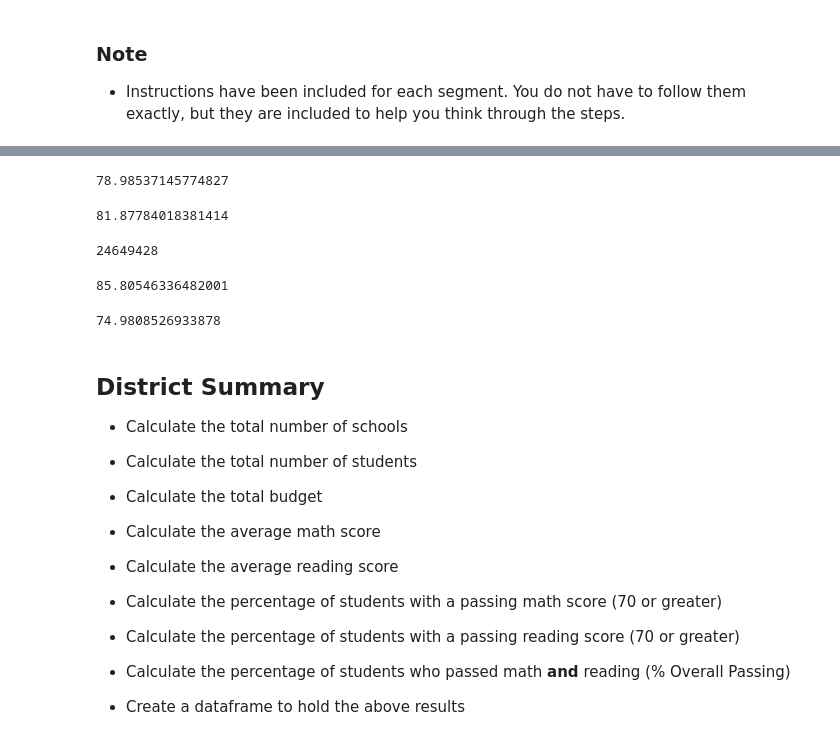
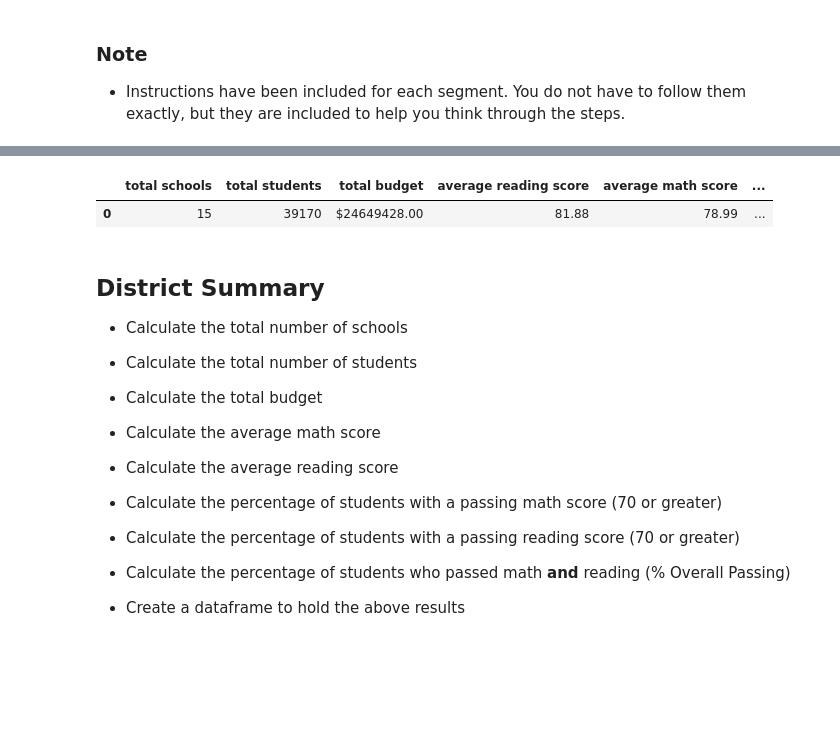
Before and after one commit to dasarge/P_nd_s_challenge, a Jupyter notebook: PyCitySchools/Pd_hw_das.ipynb, the cells around one changed output, grey strips where cells are left out. Drawn from its saved outputs; the diff is of its cells as text; code cells hidden in the pictures; blank space fills up the shorter version.

```diff
--- a/PyCitySchools/Pd_hw_das.ipynb
+++ b/PyCitySchools/Pd_hw_das.ipynb
@@ -214,0 +51,10 @@ SyntaxError: invalid syntax (<ipython-input-5-79da4a6167d4>, line 1)
+# %%
+a = ("total schools")
+b = ("total students")
+c = ("total budget")
+d = ("average reading score")
+e = ("average math score")
+f = ("% passing reading")
+g = ("% passing math")
+h = ("% overal passing")
+j = ("Per Student Budget")
@@ -214,0 +75,5 @@ SyntaxError: invalid syntax (<ipython-input-5-79da4a6167d4>, line 1)
+# %%
+combo_reading_math_passing_grade_df = pass_grades_math_df.loc[pass_grades_math_df["reading_score"] >= 70]
+combo_reading_math_percent = (combo_reading_math_passing_grade_df.reading_score.count() / student_data_df.student_name.count())*100
+
+combo_reading_math_percent
@@ -218,3 +85,6 @@ st = student_data_df.student_name.count()
 bu = school_data_df["budget"].sum()
 rd_sc = school_data_complete_df.reading_score.mean()
 mt_sc = school_data_complete_df.math_score.mean()
+rd_pass = pass_reading_percentage
+mt_pass = pass_math_percentage
+cmb_pass = combo_reading_math_percent
@@ -231,27 +91,17 @@ student_data_df.student_name.count()
-# %%
-school_data_complete_df.math_score.mean()
-# %% [output]
-78.98537145774827
-# %%
-school_data_complete_df.reading_score.mean()
-# %% [output]
-81.87784018381414
-# %%
-school_data_df["budget"].sum()
-# %% [output]
-24649428
-# %%
-pass_grades_reading_df = school_data_complete_df.loc[school_data_complete_df["reading_score"] >= 70]
-pass_reading_percentage = (pass_grades_reading_df.reading_score.count() / student_data_df.student_name.count())*100
-pass_reading_percentage
-# %% [output]
-85.80546336482001
-# %%
-pass_grades_math_df = school_data_complete_df.loc[school_data_complete_df["math_score"] >= 70]
-pass_math_percentage = (pass_grades_math_df.math_score.count() / student_data_df.student_name.count())*100
-pass_math_percentage
-# %% [output]
-74.9808526933878
+# %%
+#data = [{'a': 1, 'b': 2},{'a': 5, 'b': 10, 'c': 20}]
+data = [{a : sc, b : st, c: bu, d: rd_sc, e: mt_sc, f: rd_pass, g: mt_pass, h: cmb_pass}]
+df = pd.DataFrame(data)
+df["total budget"] = df["total budget"].map("${:.2f}".format)
+df["average reading score"] = df["average reading score"].map("{:.2f}".format)
+df["average math score"] = df["average math score"].map("{:.2f}".format)
+df["% passing reading"] = df["% passing reading"].map("{:.2f}%".format)
+df["% passing math"] = df["% passing math"].map("{:.2f}%".format)
+df["% overal passing"] = df["% overal passing"].map("{:.2f}%".format)
+df.style
+# %% [output]
+|  | total schools | total students | total budget | average reading score | average math score | ... |
+| 0 | 15 | 39170 | $24649428.00 | 81.88 | 78.99 | ... |
 # %% [markdown]
 ## District Summary
 
```
Also changed, not shown: parts of 30 cells of this notebook, 4 other files.
